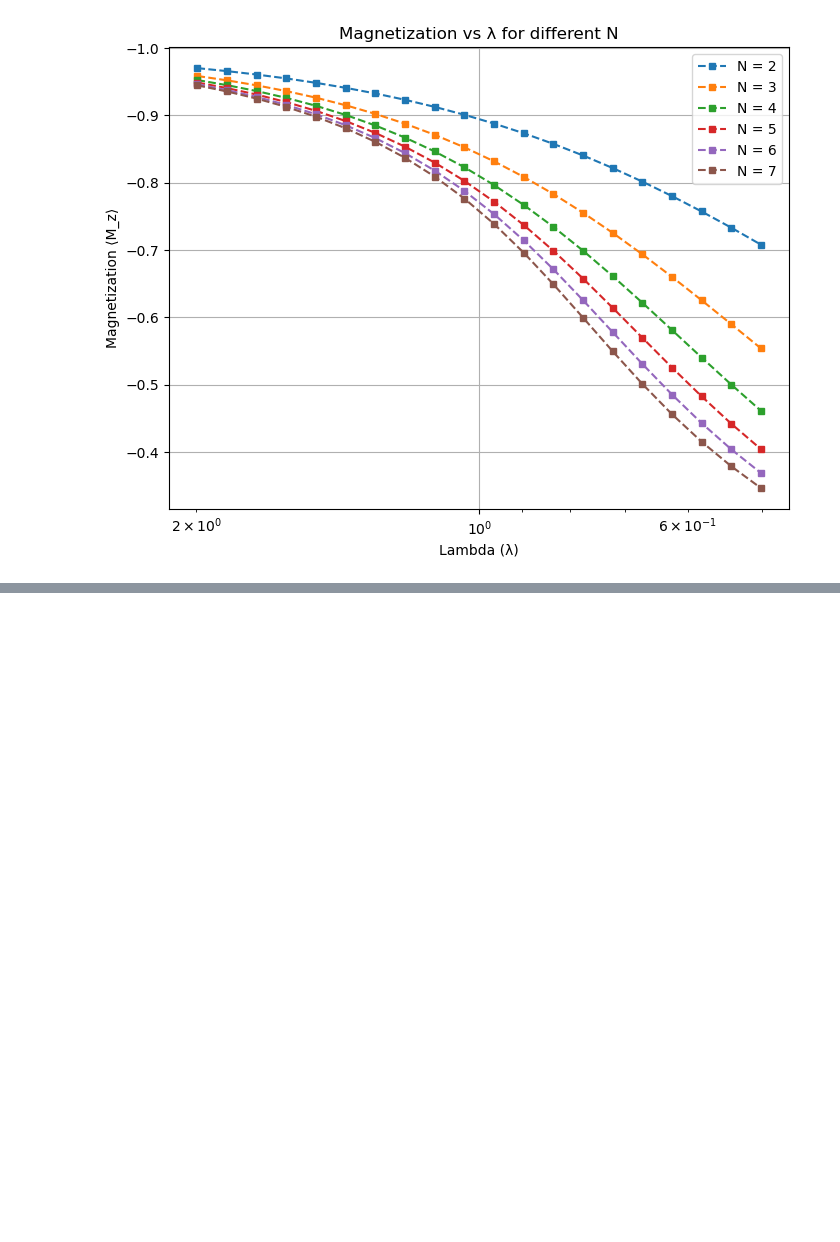
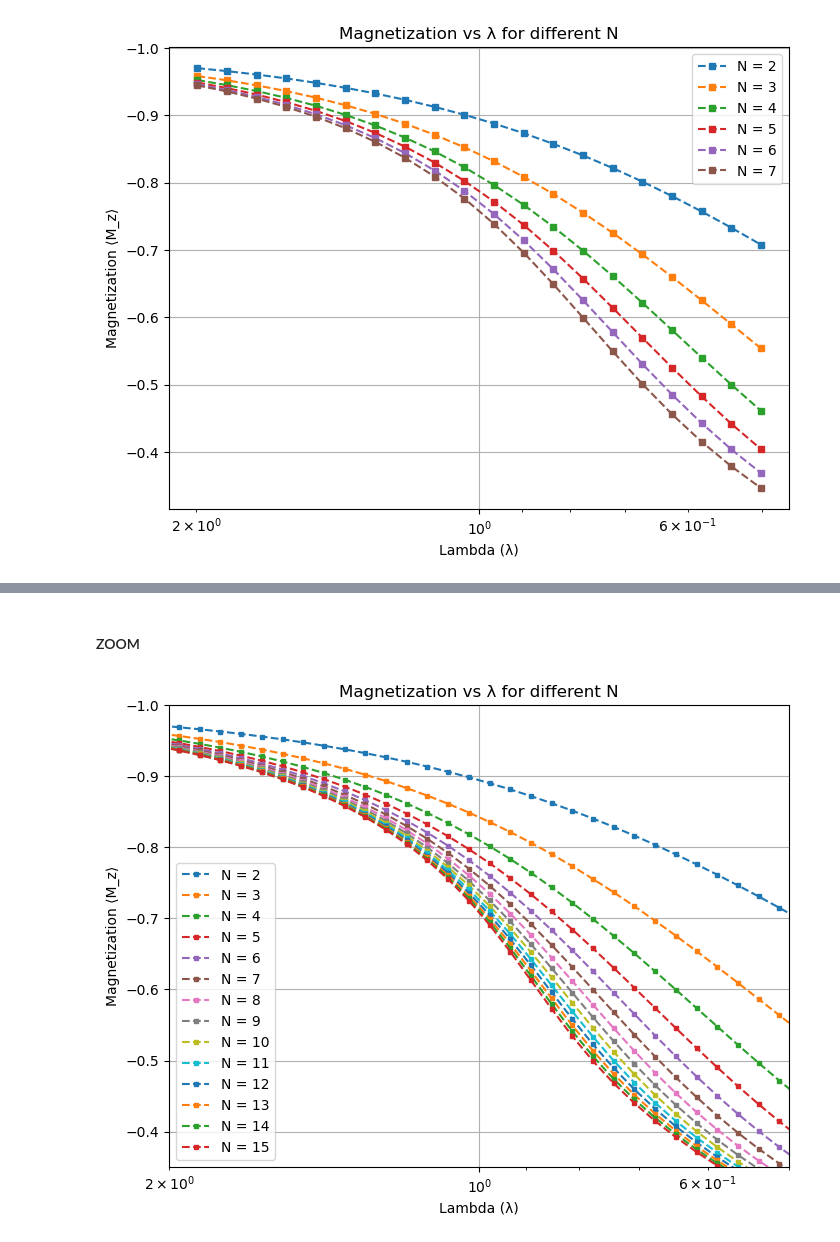
Before and after one commit to sdracia/QIC, a Jupyter notebook: 07_Assignement/phase.ipynb, the cells around one changed output, grey strips where cells are left out. Cells and saved outputs as stored; diff of their text form; code cells hidden in the pictures; blank space fills up the shorter version.

```diff
--- a/07_Assignement/phase.ipynb
+++ b/07_Assignement/phase.ipynb
@@ -82,22 +92,21 @@ plt.show()
+# %% [markdown]
+#### ZOOM
 # %%
-# N_vals = [2,3,4,5,6,7]
-N_vals = [2,3,4,5,6,7,8,9,10,11,12,13]
-# l_vals = np.linspace(0, 20, 100)
-l_vals = np.logspace(0.3, -0.3, 20)
-
-
 plt.figure(figsize=(8, 6))
 
-for N in N_vals:
-    magnetizations = sp.compute_magnetization(N, l_vals)
-    plt.plot(l_vals, magnetizations, "s--", markersize = 4, label=f'N = {N}')
+for i, mag in enumerate(ensemble_magnetiz_total):
+    plt.plot(l_vals, mag, "s--", markersize = 3, label=f'N = {i+2}')
 
+plt.xlim(0.5,2)
+plt.ylim(-1, -0.35)
 plt.gca().invert_xaxis()
 plt.gca().invert_yaxis()
 plt.xscale('log')  # Scala logaritmica sull'asse x
 plt.xlabel('Lambda (λ)')
 plt.ylabel('Magnetization ⟨M_z⟩')
 plt.title('Magnetization vs λ for different N')
 plt.legend()
 plt.grid(True)
 plt.show()
+# %% [output]
+[figure, added]
```
Also changed, not shown: parts of 13 cells of this notebook, 3 other files.
